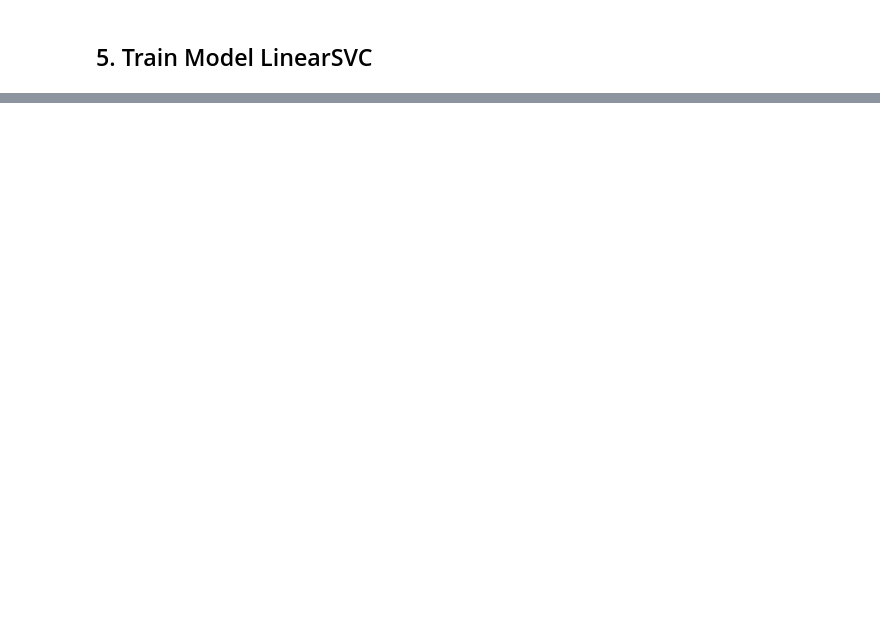
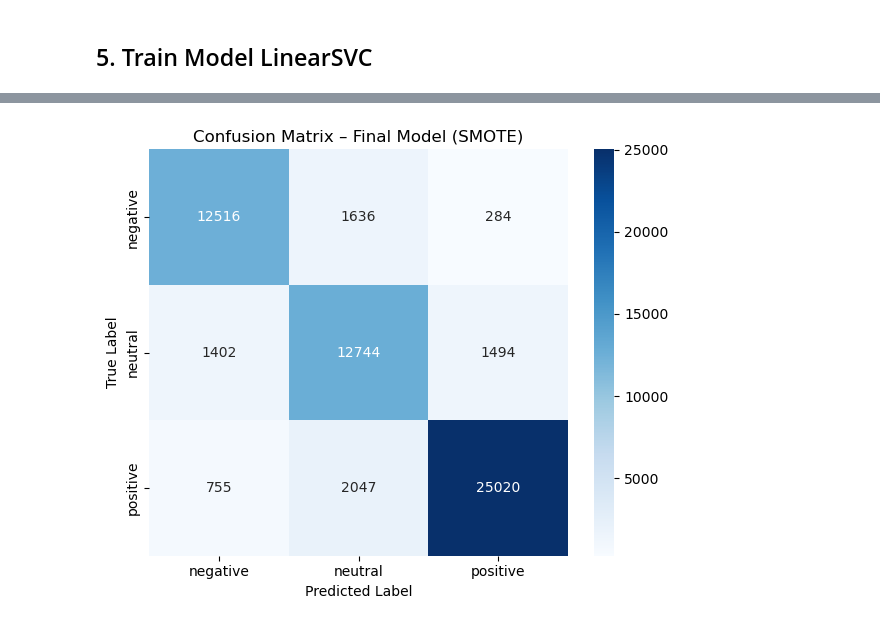
Before and after one commit to iramme/SONAR_TOKEN, a Jupyter notebook: final_model.ipynb, the cells around one changed output, grey strips where cells are left out. Cells and saved outputs as stored; diff of their text form; code cells hidden in the pictures; blank space fills up the shorter version.

```diff
--- a/final_model.ipynb
+++ b/final_model.ipynb
@@ -176,0 +177,28 @@ weighted avg       0.87      0.87      0.87     57907
+# %%
+
+
+# Ordre des classes
+labels = ['negative', 'neutral', 'positive']
+
+# Calcul de la matrice de confusion
+cm = confusion_matrix(y_test, y_pred, labels=labels)
+
+# Affichage graphique
+plt.figure(figsize=(6, 5))
+sns.heatmap(
+    cm,
+    annot=True,
+    fmt='d',
+    cmap='Blues',
+    xticklabels=labels,
+    yticklabels=labels
+)
+
+plt.xlabel("Predicted Label")
+plt.ylabel("True Label")
+plt.title("Confusion Matrix – Final Model (SMOTE)")
+plt.tight_layout()
+plt.savefig("confusion_matrix.png", dpi=300)
+plt.show()
+# %% [output]
+[figure, added]
```
Also changed, not shown: parts of 4 cells of this notebook.
